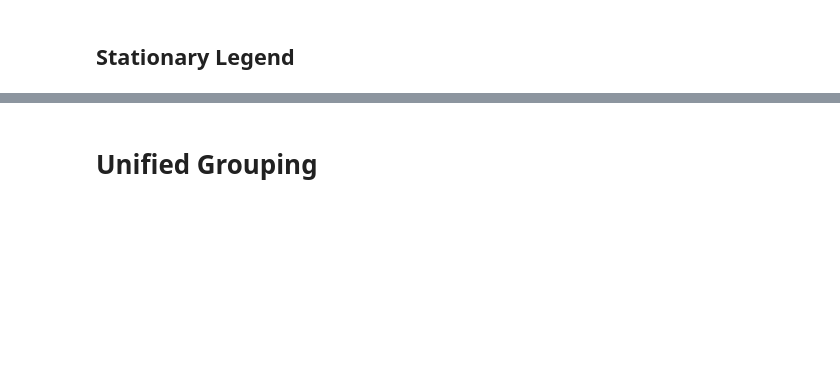
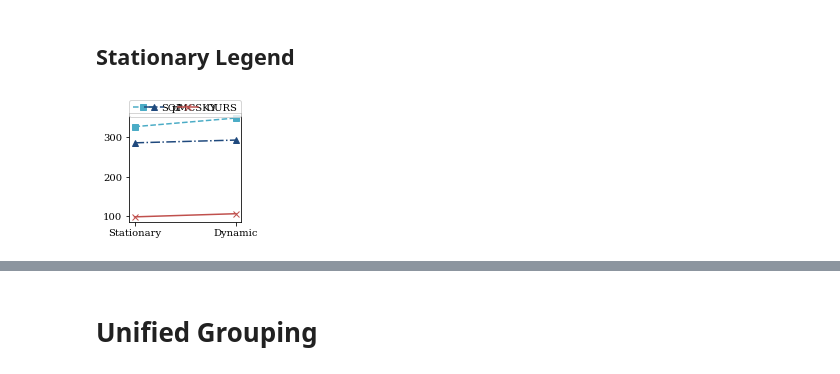
Before and after one commit to YoojuShin/SIGMOD2021LogScript, a Jupyter notebook: figure_script.ipynb, the cells around one changed output, grey strips where cells are left out. Cells and saved outputs as stored; diff of their text form; code cells hidden in the pictures; blank space fills up the shorter version.

```diff
--- a/figure_script.ipynb
+++ b/figure_script.ipynb
@@ -447,2 +447,23 @@ for dataname in dataset:
 # %% [markdown]
 ## Stationary Legend
+# %%
+graphdf_nochange = df.loc[(df["Dataset"]==dataname) & (df['ChgQRatio']==0) & \
+        (df["Queryset"].str.contains(r"\_Q100$"))].pivot(index="ChgQRatio",columns="Method",values="PeakMem")
+graphdf_change = df.loc[(df["Dataset"]==dataname) & (df['ChgQRatio']>0) & \
+        (df["Queryset"].str.contains(r"\_Q100$"))].pivot(index="ChgQRatio",columns="Method",values="PeakMem")
+graphdf = pd.concat([graphdf_nochange,graphdf_change])
+graphdf.index=["Stationary",'Dynamic']
+graphdf = graphdf[target_alg_stationarity]
+fig = plt.figure(figsize=figsize_stationarity)
+ax = fig.add_subplot(1,1,1)
+plots = []
+for i, algname in enumerate(target_alg_stationarity):
+    plot = ax.plot(graphdf[algname], linestyle=algo_line[algname], marker=algo_marker[algname], color=algo_color[algname])
+    plots += plot
+# legend = ax.legend(handles=plots,labels=target_alg_stationarity)
+
+legend = ax.legend(handles=plots,labels=target_alg_stationarity,\
+                   bbox_to_anchor=(0., 1.02, 1., .102), loc='upper center',\
+                   ncol=len(target_alg_stationarity), mode="expand", borderaxespad=0.)
+# %% [output]
+[figure, added]
```
Also changed, not shown: parts of 14 cells of this notebook.
